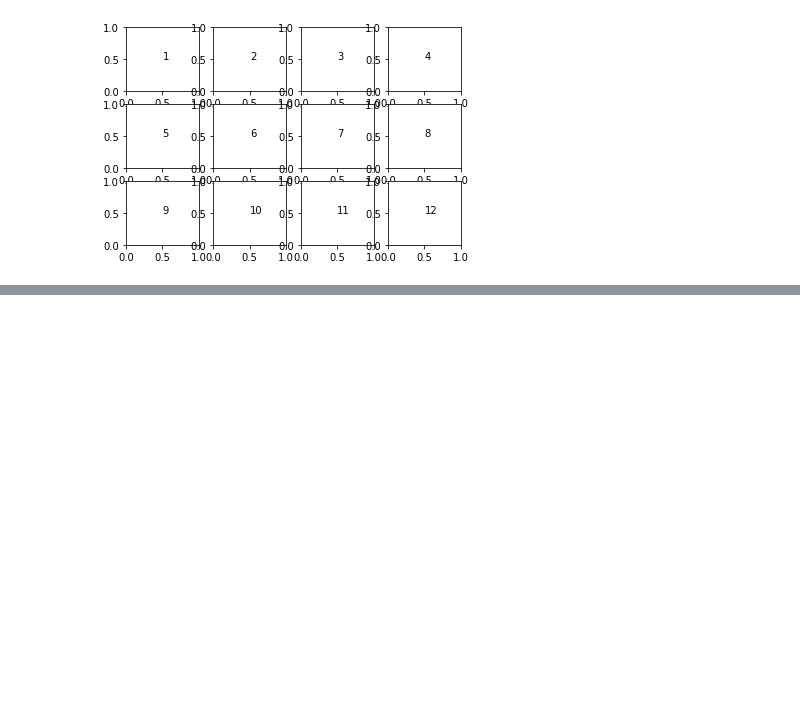
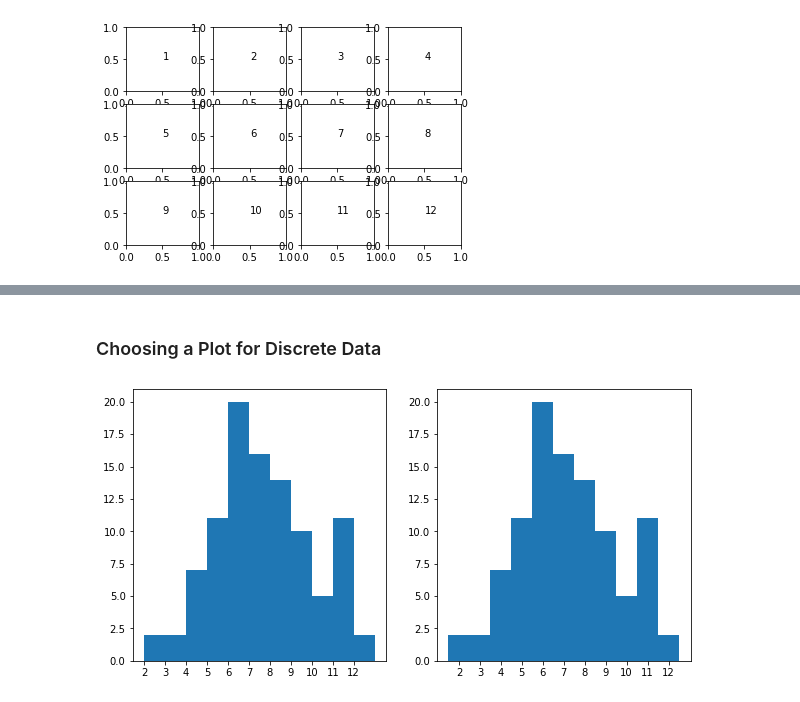
Before and after one commit to CodeInDna/Data-Science-Exercises, a Jupyter notebook: Data_Visualization/01_Univariate_Exploration_Of_Data/03_Histogram.ipynb, the cells around one changed output, grey strips where cells are left out. Drawn from its saved outputs; the diff is of its cells as text; code cells hidden in the pictures; blank space fills up the shorter version.

```diff
--- a/Data_Visualization/01_Univariate_Exploration_Of_Data/03_Histogram.ipynb
+++ b/Data_Visualization/01_Univariate_Exploration_Of_Data/03_Histogram.ipynb
@@ -88,0 +99,23 @@ for i in range(12):
+# %% [markdown]
+### Choosing a Plot for Discrete Data
+# %%
+# generate random die roll
+import random
+random.seed(1)
+roll1 = np.array([random.randint(1, 6) for _ in range(100)])
+roll2 = np.array([random.randint(1, 6) for _ in range(100)])
+
+roll1_roll2 = roll1 + roll2
+fig = plt.figure(figsize=[10,5])
+
+plt.subplot(1,2,1)
+bin_edges = np.arange(2, 12+1.1, 1)   # 2 to 13
+plt.hist(roll1_roll2, bins=bin_edges)
+plt.xticks(np.arange(2, 12+1, 1));  # 2 to 12
+
+plt.subplot(1, 2, 2)
+bin_edges = np.arange(1.5, 12.5+1, 1)  # 1.5 to 12.5
+plt.hist(roll1_roll2, bins=bin_edges)
+plt.xticks(np.arange(2, 12+1, 1));
+# %% [output]
+[figure, added]
```
Also changed, not shown: parts of 35 cells of this notebook.
